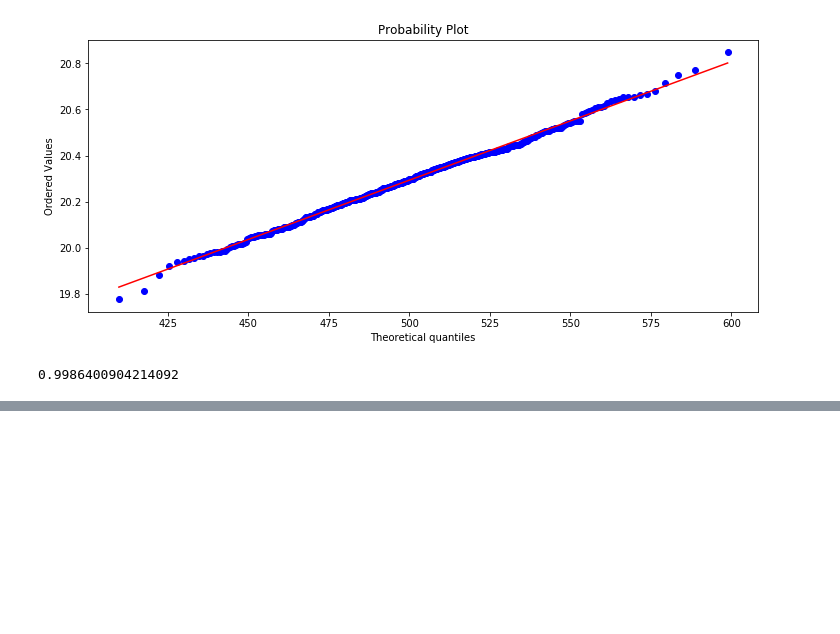
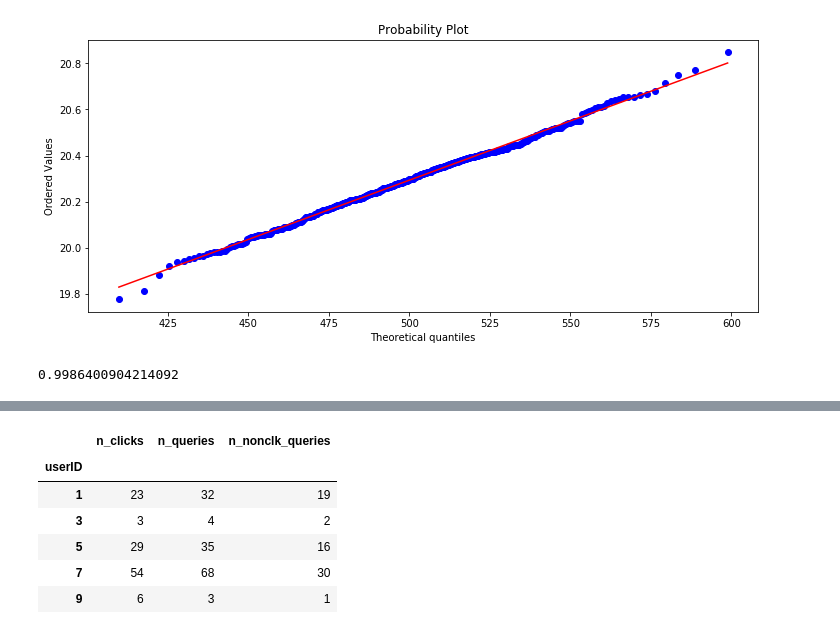
Before and after one commit to laurynovich/Coursera, a Jupyter notebook: Математика и Python для анализа данных/Построение выводов по данным/My assignments/Week4/Анализ результатов АБ-теста.ipynb, the cells around one changed output, grey strips where cells are left out. Drawn from its saved outputs; the diff is of its cells as text; code cells hidden in the pictures; blank space fills up the shorter version.

```diff
--- a/Математика и Python для анализа данных/Построение выводов по данным/My assignments/Week4/Анализ результатов АБ-теста.ipynb
+++ b/Математика и Python для анализа данных/Построение выводов по данным/My assignments/Week4/Анализ результатов АБ-теста.ipynb
@@ -158,0 +163,11 @@ res[1][2]
+# %%
+exp_user = exp_data.groupby(['userID']).sum()
+exp_user.head()
+# %% [output]
+|  | n_clicks | n_queries | n_nonclk_queries |
+| userID |  |  |  |
+| 1 | 23 | 32 | 19 |
+| 3 | 3 | 4 | 2 |
+| 5 | 29 | 35 | 16 |
+| 7 | 54 | 68 | 30 |
+| 9 | 6 | 3 | 1 |
```
Also changed, not shown: parts of 26 cells of this notebook, 3 other files.
